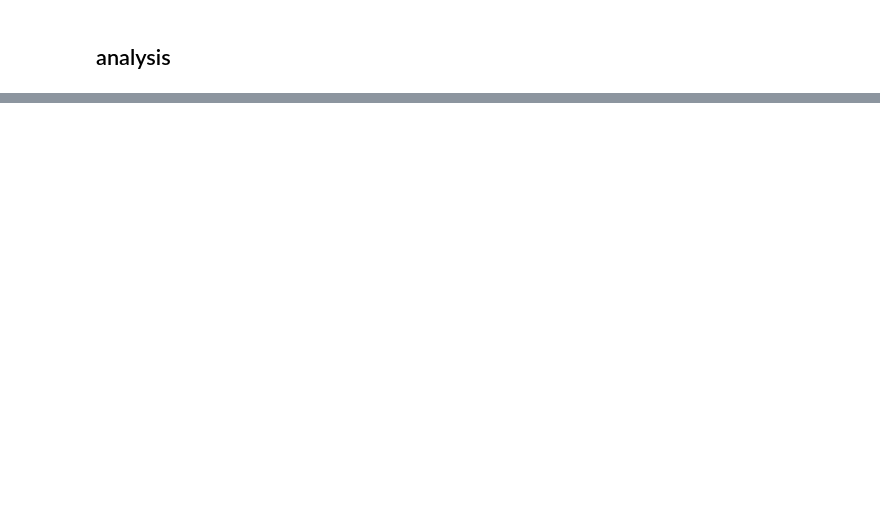
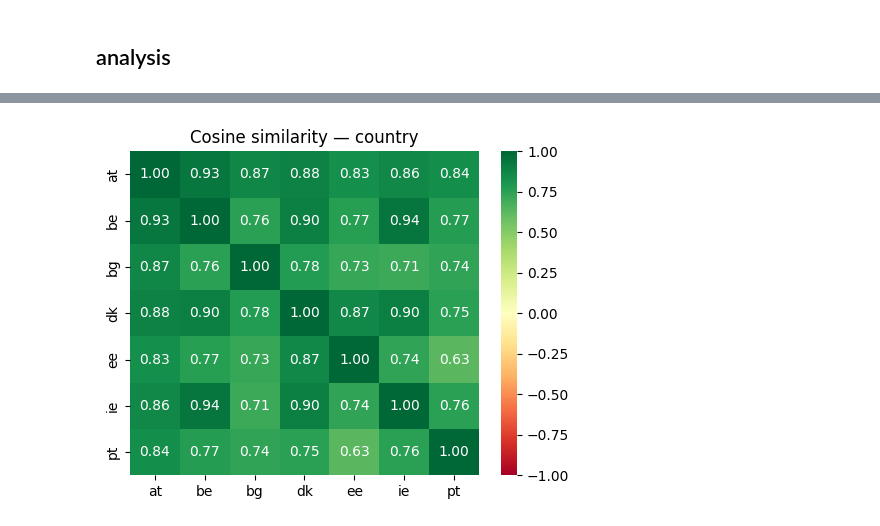
Before and after one commit to beatrizbsperes/SpatialTemporal_generalization_of_SITS_FM, a Jupyter notebook: 4_embeddings_analysis.ipynb, the cells around one changed output, grey strips where cells are left out. Cells and saved outputs as stored; diff of their text form; code cells hidden in the pictures; blank space fills up the shorter version.

```diff
--- a/4_embeddings_analysis.ipynb
+++ b/4_embeddings_analysis.ipynb
@@ -384,0 +148,21 @@ Only one year in dataset — skipping temporal drift.
+# %%
+from sklearn.metrics.pairwise import cosine_similarity
+import seaborn as sns
+
+def plot_similarity(df, emb_col, group_col):
+    centroids = df.groupby(group_col)[emb_col].apply(
+        lambda x: np.vstack(x.values).mean(axis=0)
+    )
+    labels = centroids.index.tolist()
+    matrix = np.vstack(centroids.values)
+    sim_df = pd.DataFrame(cosine_similarity(matrix), index=labels, columns=labels)
+
+    plt.figure(figsize=(5, 4))
+    sns.heatmap(sim_df, annot=True, fmt='.2f', cmap='RdYlGn', vmin=-1, vmax=1)
+    plt.title(f'Cosine similarity — {group_col}')
+    plt.tight_layout()
+    plt.show()
+# %%
+plot_similarity(dataset_umap_norm, 'norm_emb', 'country')
+# %% [output]
+[figure, added]
```
Also changed, not shown: parts of 31 cells of this notebook, 7 other files.
